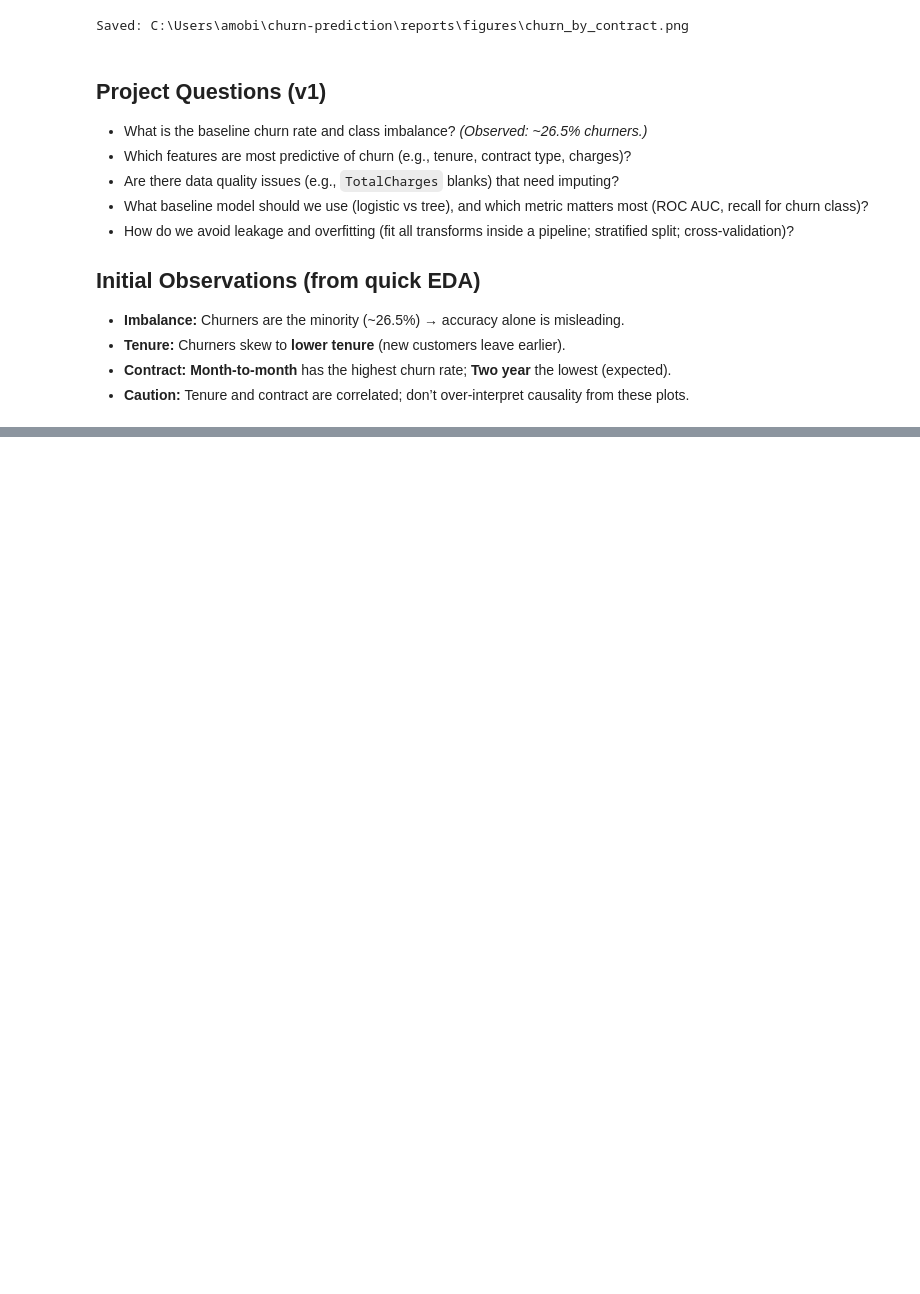
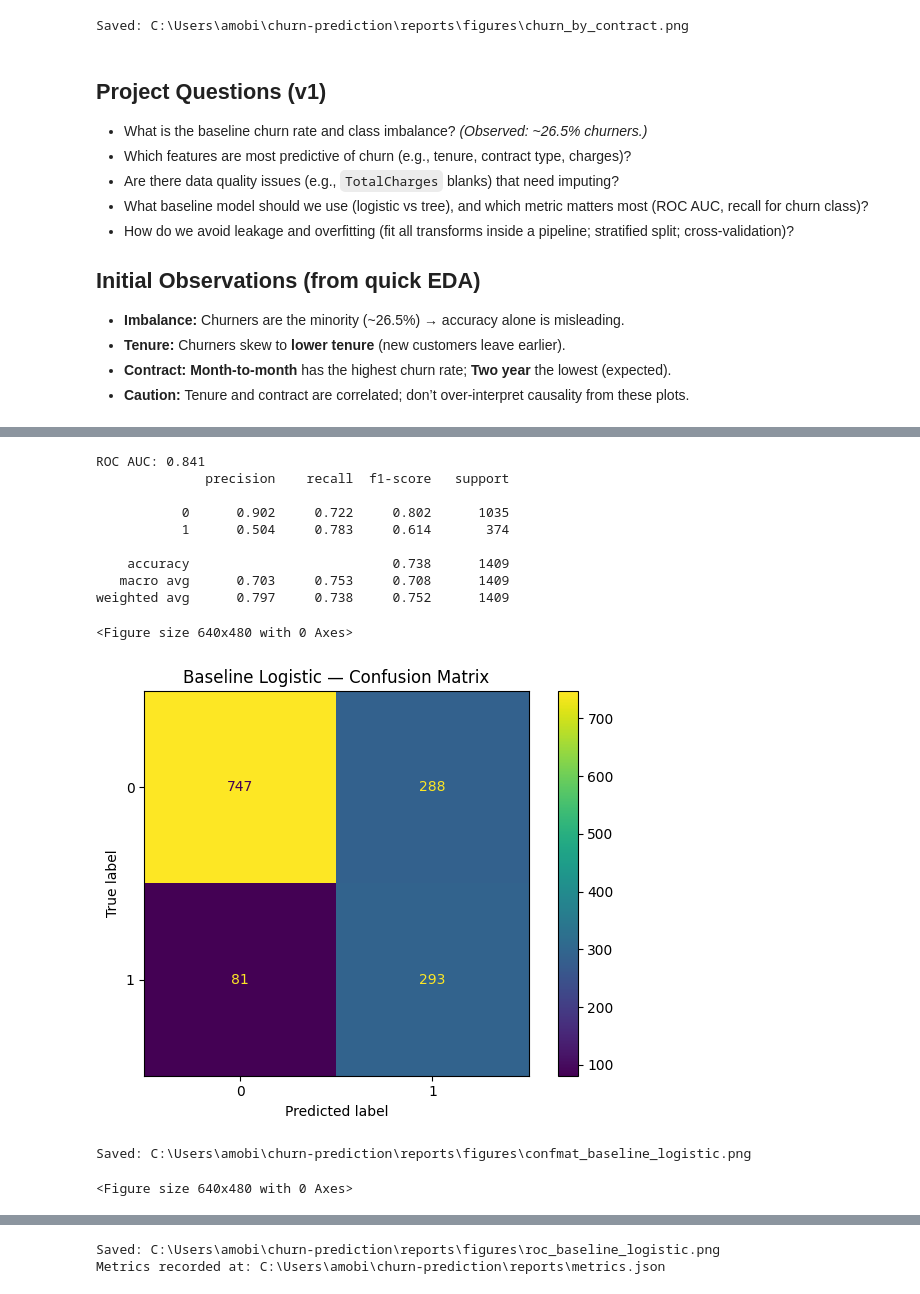
Before and after one commit to Eznama/churn-prediction, a Jupyter notebook: notebooks/01_eda_and_model.ipynb, the cells around one changed output, grey strips where cells are left out. Drawn from its saved outputs; the diff is of its cells as text; code cells hidden in the pictures; blank space fills up the shorter version.

```diff
--- a/notebooks/01_eda_and_model.ipynb
+++ b/notebooks/01_eda_and_model.ipynb
@@ -195,0 +435,78 @@ Saved: C:\Users\amobi\churn-prediction\reports\figures\churn_by_contract.png
+# %%
+from sklearn.pipeline import Pipeline
+from sklearn.linear_model import LogisticRegression
+from sklearn.metrics import (
+    classification_report, roc_auc_score,
+    ConfusionMatrixDisplay, RocCurveDisplay
+)
+import matplotlib.pyplot as plt, os, json
+from pathlib import Path
+
+# 1) Build the baseline pipeline = preprocess (already fit/defined) + logistic model
+baseline = Pipeline(steps=[
+    ("pre", preprocess),
+    ("model", LogisticRegression(max_iter=1000, class_weight="balanced"))
+])
+
+# 2) Fit on TRAIN, evaluate on TEST
+baseline.fit(X_tr, y_tr)
+
+proba = baseline.predict_proba(X_te)[:, 1]        # churn probability
+pred  = (proba >= 0.50).astype(int)               # default 0.5 threshold for now
+
+# 3) Metrics
+auc = roc_auc_score(y_te, proba)
+report = classification_report(y_te, pred, digits=3, output_dict=False)
+print("ROC AUC:", round(auc, 3))
+print(report)
+
+# 4) Save plots
+FIG_DIR = Path("../reports/figures")
+FIG_DIR.mkdir(parents=True, exist_ok=True)
+
+plt.figure()
+ConfusionMatrixDisplay.from_predictions(y_te, pred)
+plt.title("Baseline Logistic — Confusion Matrix")
+cm_path = FIG_DIR / "confmat_baseline_logistic.png"
+plt.tight_layout(); plt.savefig(cm_path, dpi=150); plt.show()
+print("Saved:", cm_path.resolve())
+
+plt.figure()
+RocCurveDisplay.from_predictions(y_te, proba)
+plt.title("Baseline Logistic — ROC Curve")
+roc_path = FIG_DIR / "roc_baseline_logistic.png"
+plt.tight_layout(); plt.savefig(roc_path, dpi=150); plt.show()
+print("Saved:", roc_path.resolve())
+
+# 5) Persist key metrics for the README
+METRICS_PATH = Path("../reports/metrics.json")
+metrics = {"baseline_logistic": {"roc_auc": float(auc)}}
+# merge if file exists
+if METRICS_PATH.exists():
+    try:
+        with open(METRICS_PATH) as f:
+            existing = json.load(f)
+    except Exception:
+        existing = {}
+    existing.update(metrics)
+    with open(METRICS_PATH, "w") as f:
+        json.dump(existing, f, indent=2)
+else:
+    with open(METRICS_PATH, "w") as f:
+        json.dump(metrics, f, indent=2)
+
+print("Metrics recorded at:", METRICS_PATH.resolve())
+# %% [output]
+ROC AUC: 0.841
+              precision    recall  f1-score   support
+
+           0      0.902     0.722     0.802      1035
+           1      0.504     0.783     0.614       374
+
+    accuracy                          0.738      1409
+   macro avg      0.703     0.753     0.708      1409
+weighted avg      0.797     0.738     0.752      1409
+<Figure size 640x480 with 0 Axes>
+[figure, added]
+Saved: C:\Users\amobi\churn-prediction\reports\figures\confmat_baseline_logistic.png
+<Figure size 640x480 with 0 Axes>
@@ -195,0 +514,2 @@ Saved: C:\Users\amobi\churn-prediction\reports\figures\churn_by_contract.png
+Saved: C:\Users\amobi\churn-prediction\reports\figures\roc_baseline_logistic.png
+Metrics recorded at: C:\Users\amobi\churn-prediction\reports\metrics.json
```
Also changed, not shown: parts of 15 cells of this notebook, 15 other files.
